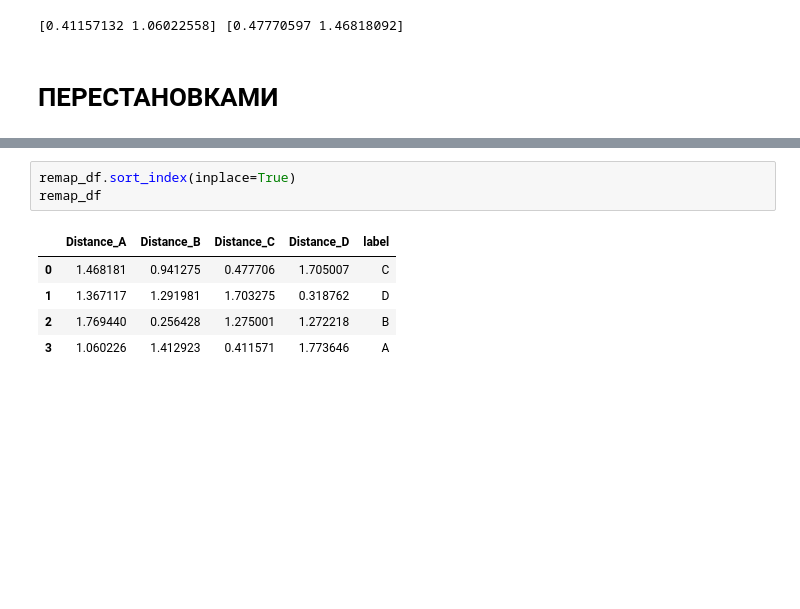
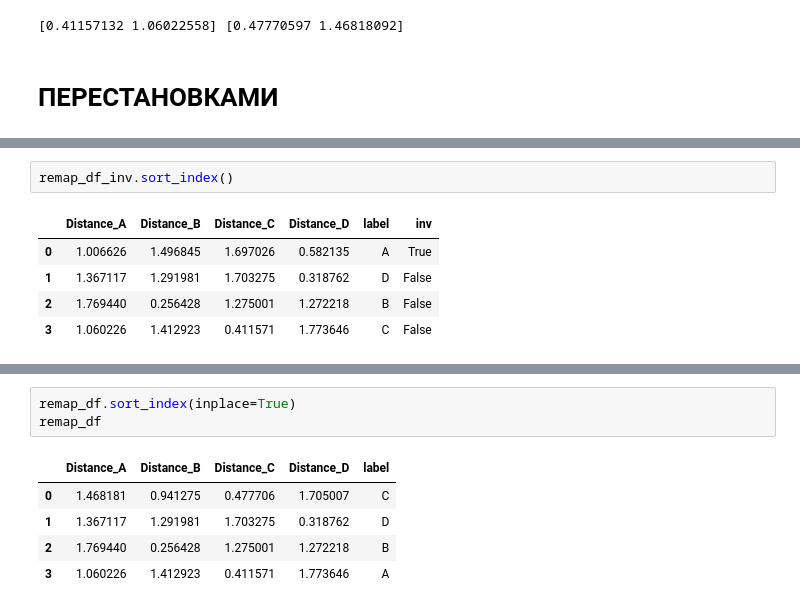
Before and after one commit to anast3t/nsu-microstate-rest-eeg, a Jupyter notebook: GlobalMSCalc.ipynb, the cells around one changed output, grey strips where cells are left out. Saved outputs shown, nothing was run; the diff lists cells and outputs as text; blank space fills up the shorter version.

```diff
--- a/GlobalMSCalc.ipynb
+++ b/GlobalMSCalc.ipynb
@@ -677,0 +758,8 @@ for i in range(4):
+# %%
+remap_df_inv.sort_index()
+# %% [output]
+|  | Distance_A | Distance_B | Distance_C | Distance_D | label | inv |
+| 0 | 1.006626 | 1.496845 | 1.697026 | 0.582135 | A | True |
+| 1 | 1.367117 | 1.291981 | 1.703275 | 0.318762 | D | False |
+| 2 | 1.769440 | 0.256428 | 1.275001 | 1.272218 | B | False |
+| 3 | 1.060226 | 1.412923 | 0.411571 | 1.773646 | C | False |
```
Also changed, not shown: parts of 6 cells of this notebook, 2 other files.
